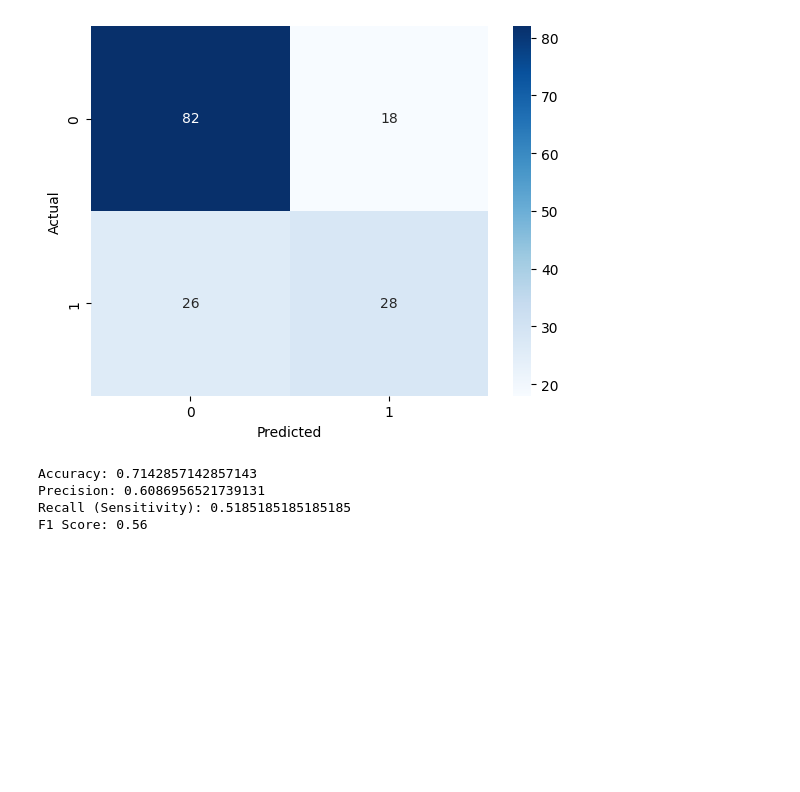
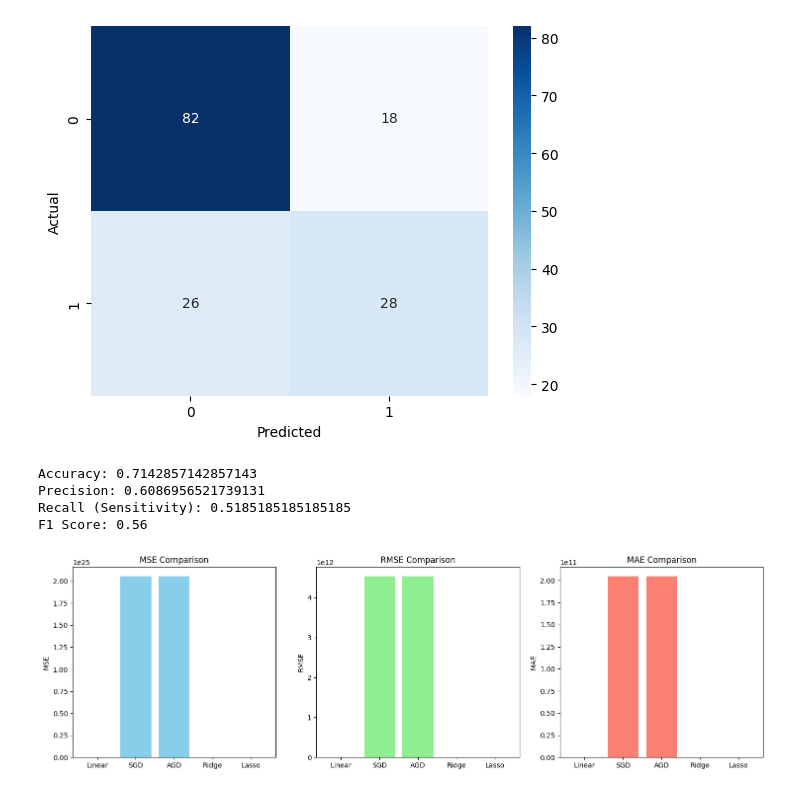
Before and after one commit to mohammedfaizan3103/ML-pracitice, a Jupyter notebook: ML_Lab.ipynb, the cells around one changed output. Cells and saved outputs as stored; diff of their text form; code cells hidden in the pictures; blank space fills up the shorter version.

```diff
--- a/ML_Lab.ipynb
+++ b/ML_Lab.ipynb
@@ -881,3 +1053,100 @@ Accuracy: 0.7142857142857143
 Precision: 0.6086956521739131
 Recall (Sensitivity): 0.5185185185185185
 F1 Score: 0.56
+# %%
+import numpy as np
+import matplotlib.pyplot as plt
+from sklearn.datasets import fetch_california_housing
+from sklearn.model_selection import train_test_split
+from sklearn.preprocessing import StandardScaler, PolynomialFeatures
+from sklearn.linear_model import LinearRegression, SGDRegressor, Ridge, Lasso
+from sklearn.metrics import mean_squared_error, mean_absolute_error
+
+data = fetch_california_housing()
+X = data.data
+y = data.target
+
+X_train, X_test, y_train, y_test = train_test_split(X, y, test_size=0.2, random_state=42)
+
+# Scale features
+scaler = StandardScaler()
+X_train_scaled = scaler.fit_transform(X_train)
+X_test_scaled = scaler.transform(X_test)
+
+poly = PolynomialFeatures(degree=2, include_bias=False)
+X_train_poly = poly.fit_transform(X_train_scaled)
+X_test_poly = poly.transform(X_test_scaled)
+
+lr = LinearRegression()
+lr.fit(X_train_poly, y_train)
+y_lr = lr.predict(X_test_poly)
+mse_lr = mean_squared_error(y_test, y_lr)
+rmse_lr = np.sqrt(mse_lr)
+mae_lr = mean_absolute_error(y_test, y_lr)
+
+sgd = SGDRegressor(max_iter=1000, eta0=0.01, learning_rate='invscaling', random_state=42)
+sgd.fit(X_train_poly, y_train)
+y_sgd = sgd.predict(X_test_poly)
+mse_sgd = mean_squared_error(y_test, y_sgd)
+rmse_sgd = np.sqrt(mse_sgd)
+mae_sgd = mean_absolute_error(y_test, y_sgd)
+
+sgd_m = SGDRegressor(max_iter=1000, eta0=0.01, learning_rate='invscaling', random_state=42)
+sgd_m.fit(X_train_poly, y_train)
+y_agd = sgd_m.predict(X_test_poly)
+mse_agd = mean_squared_error(y_test, y_agd)
+rmse_agd = np.sqrt(mse_agd)
+mae_agd = mean_absolute_error(y_test, y_agd)
+
+ridge = Ridge(alpha=1.0)
+ridge.fit(X_train_poly, y_train)
+y_ridge = ridge.predict(X_test_poly)
+mse_ridge = mean_squared_error(y_test, y_ridge)
+rmse_ridge = np.sqrt(mse_ridge)
+mae_ridge = mean_absolute_error(y_test, y_ridge)
+
+lasso = Lasso(alpha=0.1)
+lasso.fit(X_train_poly, y_train)
+y_lasso = lasso.predict(X_test_poly)
+mse_lasso = mean_squared_error(y_test, y_lasso)
+rmse_lasso = np.sqrt(mse_lasso)
+mae_lasso = mean_absolute_error(y_test, y_lasso)
+
+models = ['Linear', 'SGD', 'AGD', 'Ridge', 'Lasso']
+mse_values = [mse_lr, mse_sgd, mse_agd, mse_ridge, mse_lasso]
+rmse_values = [rmse_lr, rmse_sgd, rmse_agd, rmse_ridge, rmse_lasso]
+mae_values = [mae_lr, mae_sgd, mae_agd, mae_ridge, mae_lasso]
+
+plt.figure(figsize=(18,5))
+
+plt.subplot(1,3,1)
+plt.bar(models, mse_values, color='skyblue')
+plt.title('MSE Comparison')
+plt.ylabel('MSE')
+
+plt.subplot(1,3,2)
+plt.bar(models, rmse_values, color='lightgreen')
+plt.title('RMSE Comparison')
+plt.ylabel('RMSE')
+
+plt.subplot(1,3,3)
+plt.bar(models, mae_values, color='salmon')
+plt.title('MAE Comparison')
+plt.ylabel('MAE')
+
+plt.show()
+
+plt.figure(figsize=(15,10))
+
+for i, (y_pred, name) in enumerate(zip([y_lr, y_sgd, y_agd, y_ridge, y_lasso], models)):
+    plt.subplot(2,3,i+1)
+    plt.scatter(y_test, y_pred, alpha=0.5)
+    plt.plot([y_test.min(), y_test.max()], [y_test.min(), y_test.max()], 'r--')
+    plt.xlabel('Actual')
+    plt.ylabel('Predicted')
+    plt.title(f'{name} Regression')
+
+plt.tight_layout()
+plt.show()
+# %% [output]
+[figure, added]
```
Also changed, not shown: parts of 56 cells of this notebook.
